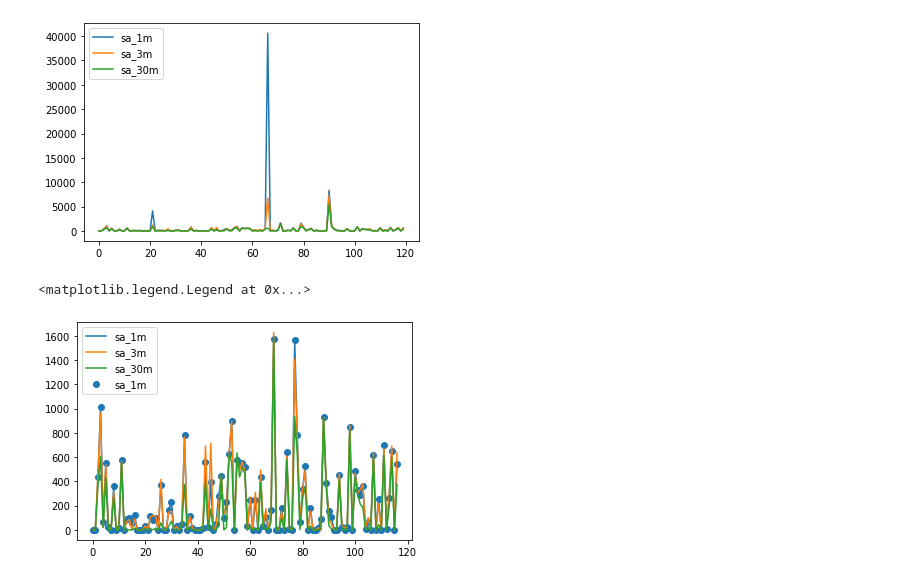
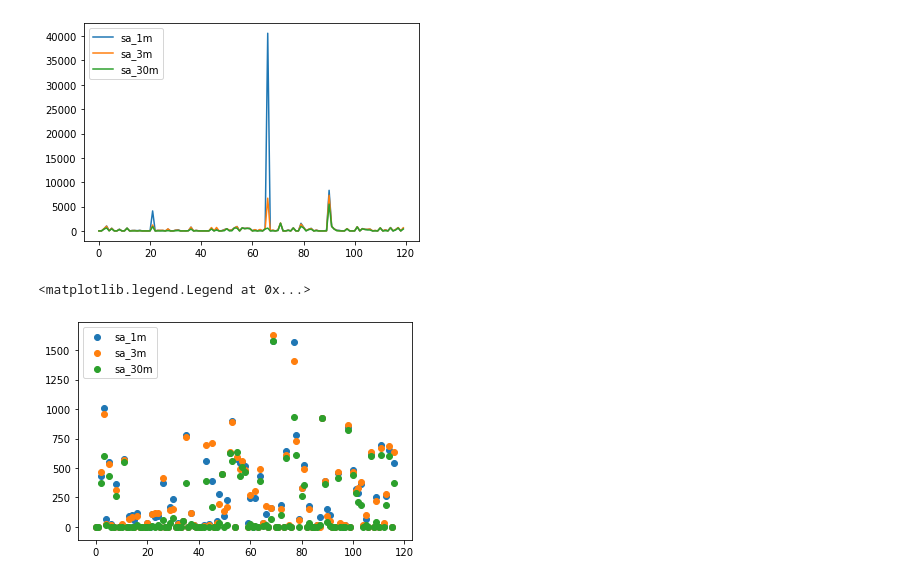
Before and after one commit to ocatias/Metaheuristic-UPMS, a Jupyter notebook: Notebooks/FigureNotebooks.ipynb, the cells around one changed output. Saved outputs shown, nothing was run; the diff lists cells and outputs as text; code cells hidden in the pictures.

```diff
--- a/Notebooks/FigureNotebooks.ipynb
+++ b/Notebooks/FigureNotebooks.ipynb
@@ -285,6 +259,9 @@ Tardiness mean:  737330.8866666667
 def change_dict_to_scores(tardiness, makespan):
     output = []
     for instance in instances:
+        if instance not in tardiness:
+            output.append(999999999999999)
+            continue
         curr_t = tardiness[instance]
         curr_ms = makespan[instance]
         curr_scores = [(curr_t[i]*1000000 + curr_ms[i]) for i in range(len(curr_t))]
@@ -294,6 +271,9 @@ def change_dict_to_scores(tardiness, makespan):
 def change_dict_to_tardiness(tardiness):
     output = []
     for instance in instances:
+        if instance not in tardiness:
+            output.append(999999999999999)
+            continue
         curr_t = tardiness[instance]
         curr_scores = [(curr_t[i]) for i in range(len(curr_t))]
         output.append(statistics.median(curr_scores))
@@ -347,10 +373,9 @@ for index in sorted(outliers, reverse=True):
 # %%
 fig, ax = plt.subplots()
 ax.scatter(range(len(sa_1m_t)), sa_1m_t, label="sa_1m")
-plt.plot(sa_1m_t, label="sa_1m")
-plt.plot(sa_3m_t, label="sa_3m")
-plt.plot(sa_30m_t, label="sa_30m")
+ax.scatter(range(len(sa_3m_t)), sa_3m_t, label="sa_3m")
+ax.scatter(range(len(sa_30m_t)), sa_30m_t, label="sa_30m")
 plt.legend(loc="upper left")
 # %% [output]
 <matplotlib.legend.Legend at 0x...>
-[figure, old version]
+[figure, new version]
```
Also changed, not shown: parts of 10 cells of this notebook.
